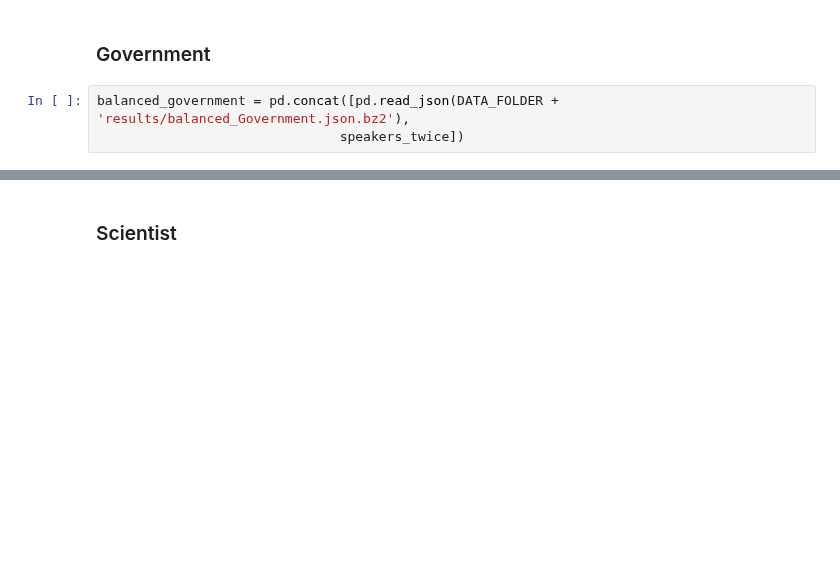
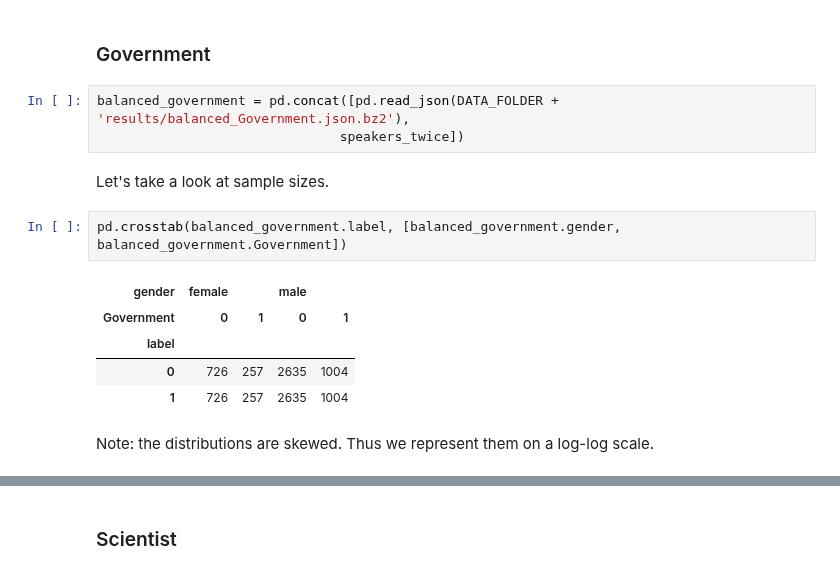
Before and after one commit to janougome/ADA-team, a Jupyter notebook: Milestone3.ipynb, the cells around one changed output, grey strips where cells are left out. Saved outputs shown, nothing was run; the diff lists cells and outputs as text; blank space fills up the shorter version.

```diff
--- a/Milestone3.ipynb
+++ b/Milestone3.ipynb
@@ -373,3 +387,15 @@ balanced_teaching = pd.concat([pd.read_json(DATA_FOLDER + 'results/balanced_Teac
 # %%
 balanced_government = pd.concat([pd.read_json(DATA_FOLDER + 'results/balanced_Government.json.bz2'),
                                speakers_twice])
+# %% [markdown]
+Let's take a look at sample sizes.
+# %%
+pd.crosstab(balanced_government.label, [balanced_government.gender, balanced_government.Government])
+# %% [output]
+| gender | female |  | male |  |
+| Government | 0 | 1 | 0 | 1 |
+| label |  |  |  |  |
+| 0 | 726 | 257 | 2635 | 1004 |
+| 1 | 726 | 257 | 2635 | 1004 |
+# %% [markdown]
+Note: the distributions are skewed. Thus we represent them on a log-log scale.
```
Also changed, not shown: parts of 42 cells of this notebook, 3 other files.
